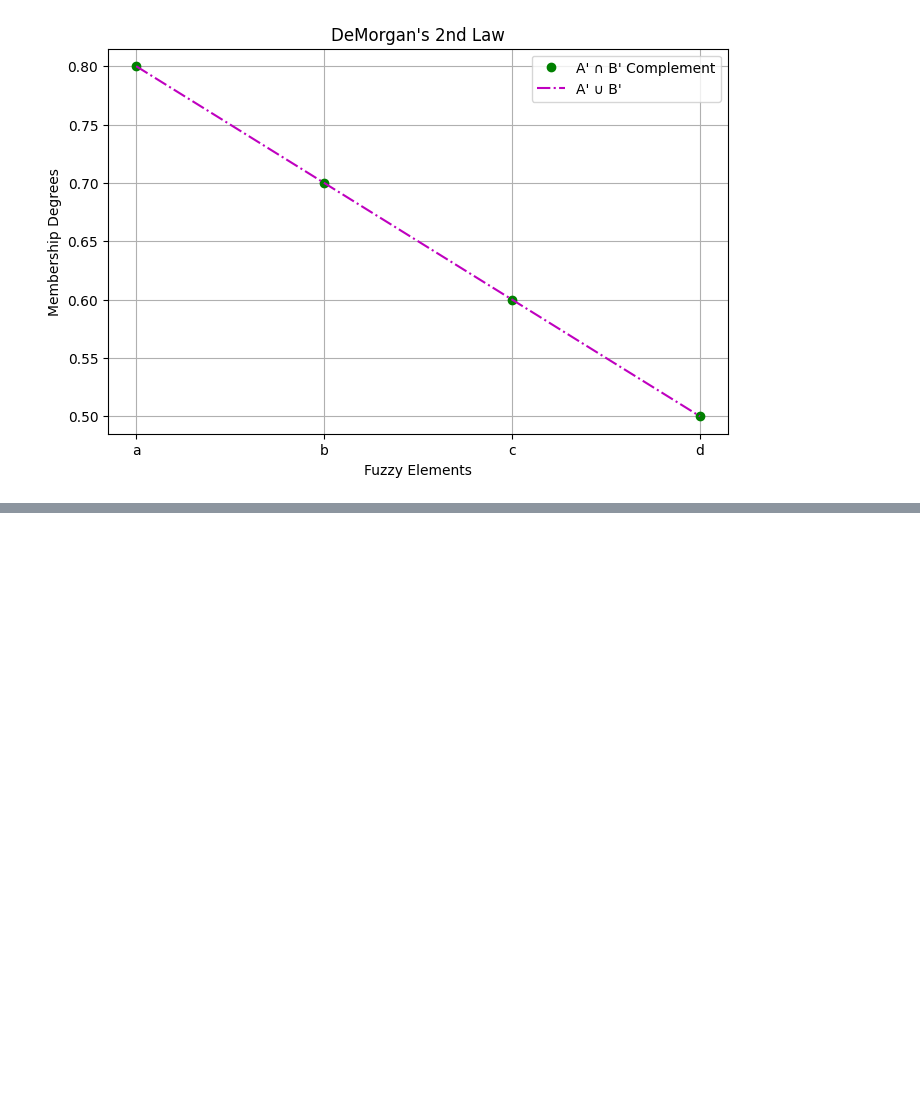
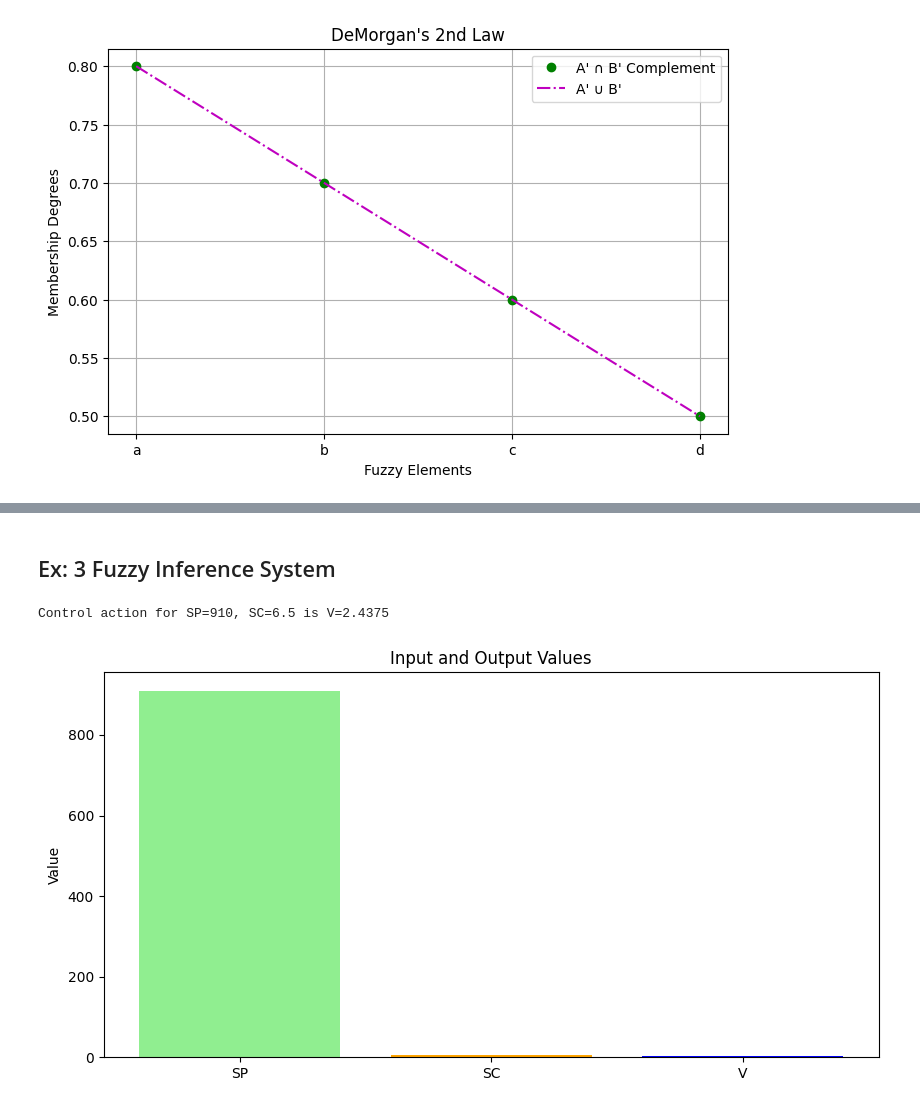
Before and after one commit to ramprasathmk/Soft-Computing-Lab-2024, a Jupyter notebook: SoftComputingLab_(VI_SEM).ipynb, the cells around one changed output, grey strips where cells are left out. Cells and saved outputs as stored; diff of their text form; code cells hidden in the pictures; blank space fills up the shorter version.

```diff
--- a/SoftComputingLab_(VI_SEM).ipynb
+++ b/SoftComputingLab_(VI_SEM).ipynb
@@ -148,0 +400,36 @@ Continued!
+# %% [markdown]
+## Ex: 3 Fuzzy Inference System
+# %%
+import matplotlib.pyplot as plt
+
+def calculate_control_action(SP, SC):
+    # Membership values
+    mu_N_SP = 0.5 if SP == 750 else 0
+    mu_F_SP = 0.5 if SP == 900 else 0
+    mu_M_SC = (8 - SC) / 2 if 6 <= SC <= 8 else 0
+    mu_H_SC = (SC - 6) / 2 if 6 <= SC <= 8 else 0
+
+    # Fuzzy rules
+    V_NC = (2.4 + 2.5 + 2.6) / 3
+    V_DN = (2.1 + 2.2 + 2.3 + 2.4) / 4
+
+    # Calculate output voltage V
+    V = (0.25 * V_DN + 0.75 * V_NC) / (0.25 + 0.75)
+
+    return V
+
+# Example usage
+SP = 910
+SC = 6.5
+control_action = calculate_control_action(SP, SC)
+print("Control action for SP={}, SC={} is V={}".format(SP, SC, control_action))
+
+# Display input values SP and SC, and output V
+plt.figure(figsize=(10, 5))
+plt.bar(['SP', 'SC', 'V'], [SP, SC, control_action], color=['lightgreen', 'orange', 'blue'])
+plt.ylabel('Value')
+plt.title('Input and Output Values')
+plt.show()
+# %% [output]
+Control action for SP=910, SC=6.5 is V=2.4375
+[figure, added]
```
Also changed, not shown: parts of 18 cells of this notebook.
